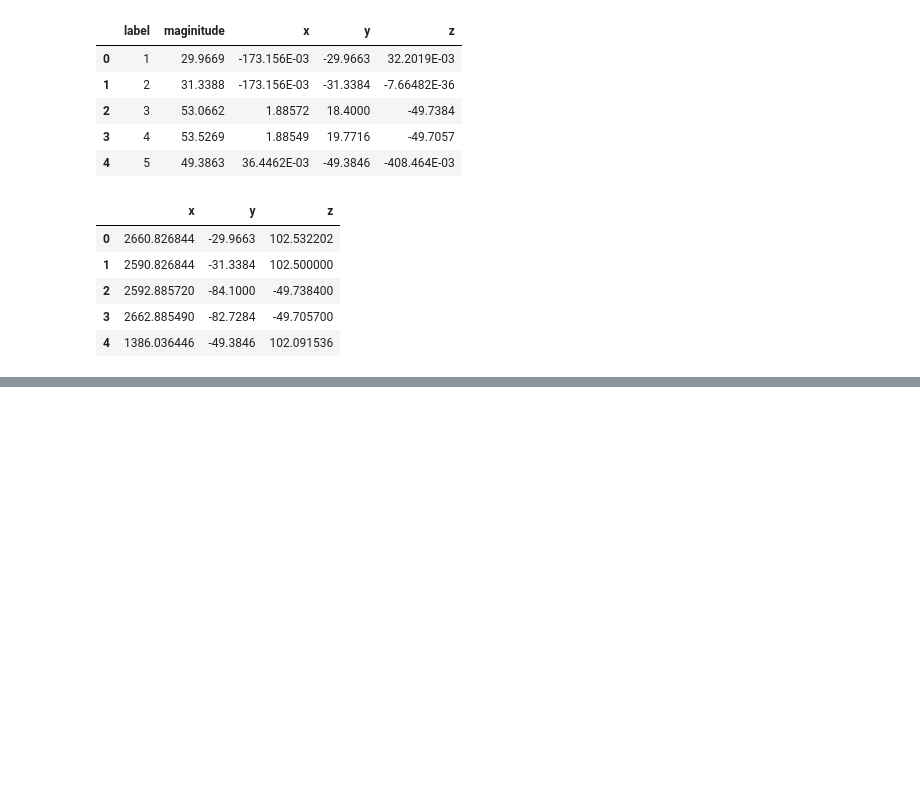
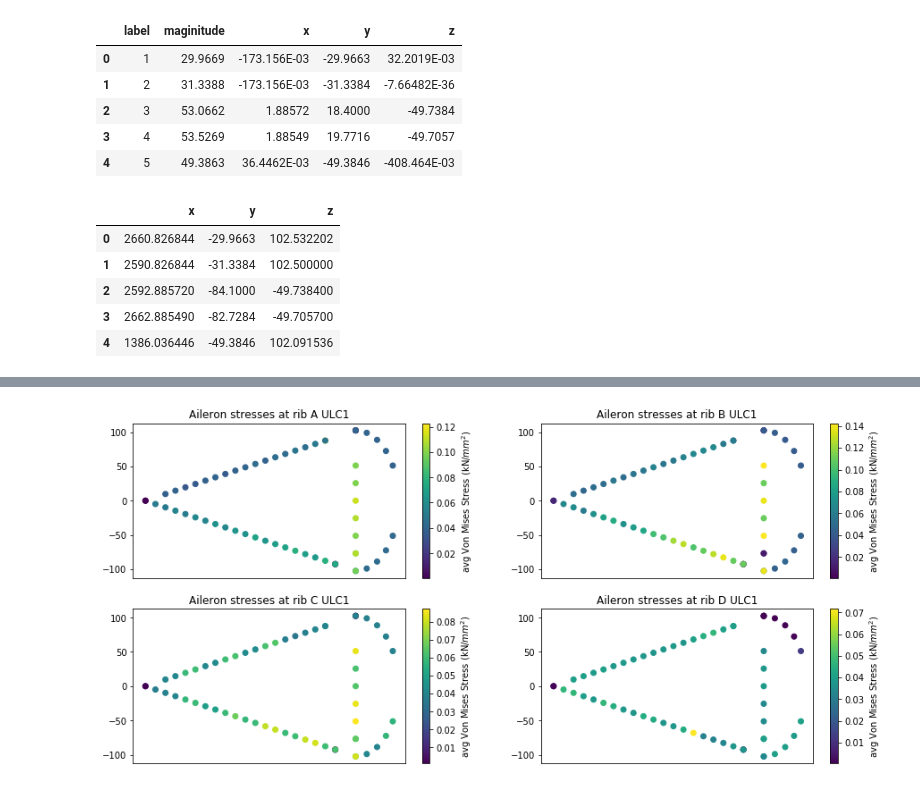
Before and after one commit to LukeDeWaal/SVV2019, a Jupyter notebook: validation_data_exploration.ipynb, the cells around one changed output, grey strips where cells are left out. Saved outputs shown, nothing was run; the diff lists cells and outputs as text; code cells hidden in the pictures; blank space fills up the shorter version.

```diff
--- a/validation_data_exploration.ipynb
+++ b/validation_data_exploration.ipynb
@@ -171,0 +284,14 @@ ax.scatter3D(df_aileron_coordinates['z'],df_aileron_coordinates['x'], df_aileron
+# %%
+df_stress_rib_a=df_stresses_2.iloc[coordinates_a]
+df_stress_rib_b=df_stresses_2.iloc[coordinates_b]
+df_stress_rib_c=df_stresses_2.iloc[coordinates_c]
+df_stress_rib_d=df_stresses_2.iloc[coordinates_d]
+# %%
+df_stress_rib_a['v_mises_1']=df_stress_rib_a['v_mises_1'].astype('float')
+df_stress_rib_a['v_mises_2']=df_stress_rib_a['v_mises_2'].astype('float')
+df_stress_rib_b['v_mises_1']=df_stress_rib_b['v_mises_1'].astype('float')
+df_stress_rib_b['v_mises_2']=df_stress_rib_b['v_mises_2'].astype('float')
+df_stress_rib_c['v_mises_1']=df_stress_rib_c['v_mises_1'].astype('float')
+df_stress_rib_c['v_mises_2']=df_stress_rib_c['v_mises_2'].astype('float')
+df_stress_rib_d['v_mises_1']=df_stress_rib_d['v_mises_1'].astype('float')
+df_stress_rib_d['v_mises_2']=df_stress_rib_d['v_mises_2'].astype('float')
@@ -171,0 +316,5 @@ ax.scatter3D(df_aileron_coordinates['z'],df_aileron_coordinates['x'], df_aileron
+# %%
+df_stress_rib_a['v_mises_avg']=(df_stress_rib_a['v_mises_1']+df_stress_rib_a['v_mises_2'])/2
+df_stress_rib_b['v_mises_avg']=(df_stress_rib_b['v_mises_1']+df_stress_rib_b['v_mises_2'])/2
+df_stress_rib_c['v_mises_avg']=(df_stress_rib_c['v_mises_1']+df_stress_rib_c['v_mises_2'])/2
+df_stress_rib_d['v_mises_avg']=(df_stress_rib_d['v_mises_1']+df_stress_rib_d['v_mises_2'])/2
@@ -171,0 +351,56 @@ ax.scatter3D(df_aileron_coordinates['z'],df_aileron_coordinates['x'], df_aileron
+# %%
+fig=plt.figure(figsize=(15,7))
+ax = fig.add_subplot(221)
+ax.set_title('Aileron stresses at rib A ULC1')
+colors=df_stress_rib_a['v_mises_avg']
+rib_a=ax.scatter(df_aileron_coordinates['z'].iloc[coordinates_a], df_aileron_coordinates['y'].iloc[coordinates_a], c=colors)
+cbar = plt.colorbar(rib_a)
+cbar.ax.set_ylabel('avg Von Mises Stress (kN/$mm^2$)', rotation=90)
+ax.tick_params(
+    axis='x',          # changes apply to the x-axis
+    which='both',      # both major and minor ticks are affected
+    bottom=False,      # ticks along the bottom edge are off
+    top=False,         # ticks along the top edge are off
+    labelbottom=False) # labels along the bottom edge are off
+
+ax = fig.add_subplot(222)
+ax.set_title('Aileron stresses at rib B ULC1')
+colors=df_stress_rib_b['v_mises_avg']
+rib_b=ax.scatter(df_aileron_coordinates['z'].iloc[coordinates_a], df_aileron_coordinates['y'].iloc[coordinates_a], c=colors)
+cbar = plt.colorbar(rib_b)
+cbar.ax.set_ylabel('avg Von Mises Stress (kN/$mm^2$)', rotation=90)
+ax.tick_params(
+    axis='x',          # changes apply to the x-axis
+    which='both',      # both major and minor ticks are affected
+    bottom=False,      # ticks along the bottom edge are off
+    top=False,         # ticks along the top edge are off
+    labelbottom=False) # labels along the bottom edge are off
+
+ax = fig.add_subplot(223)
+ax.set_title('Aileron stresses at rib C ULC1')
+colors=df_stress_rib_c['v_mises_avg']
+rib_c=ax.scatter(df_aileron_coordinates['z'].iloc[coordinates_a], df_aileron_coordinates['y'].iloc[coordinates_a], c=colors)
+cbar = plt.colorbar(rib_c)
+cbar.ax.set_ylabel('avg Von Mises Stress (kN/$mm^2$)', rotation=90)
+ax.tick_params(
+    axis='x',          # changes apply to the x-axis
+    which='both',      # both major and minor ticks are affected
+    bottom=False,      # ticks along the bottom edge are off
+    top=False,         # ticks along the top edge are off
+    labelbottom=False) # labels along the bottom edge are off
+
+ax = fig.add_subplot(224)
+ax.set_title('Aileron stresses at rib D ULC1')
+colors=df_stress_rib_d['v_mises_avg']
+rib_d=ax.scatter(df_aileron_coordinates['z'].iloc[coordinates_a], df_aileron_coordinates['y'].iloc[coordinates_a], c=colors)
+cbar = plt.colorbar(rib_d)
+cbar.ax.set_ylabel('avg Von Mises Stress (kN/$mm^2$)', rotation=90)
+ax.tick_params(
+    axis='x',          # changes apply to the x-axis
+    which='both',      # both major and minor ticks are affected
+    bottom=False,      # ticks along the bottom edge are off
+    top=False,         # ticks along the top edge are off
+    labelbottom=False) # labels along the bottom edge are off
+fig.savefig('von_mises_stress.eps')
+# %% [output]
+[figure, added]
```
Also changed, not shown: parts of 17 cells of this notebook, 5 other files.
